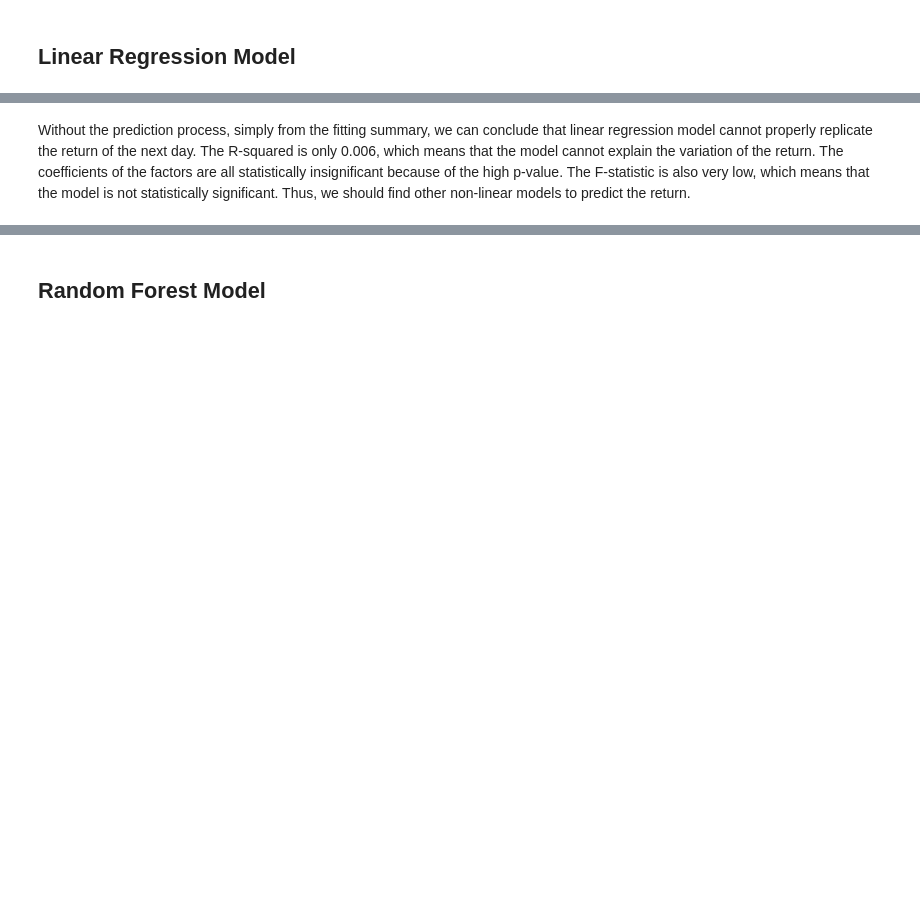
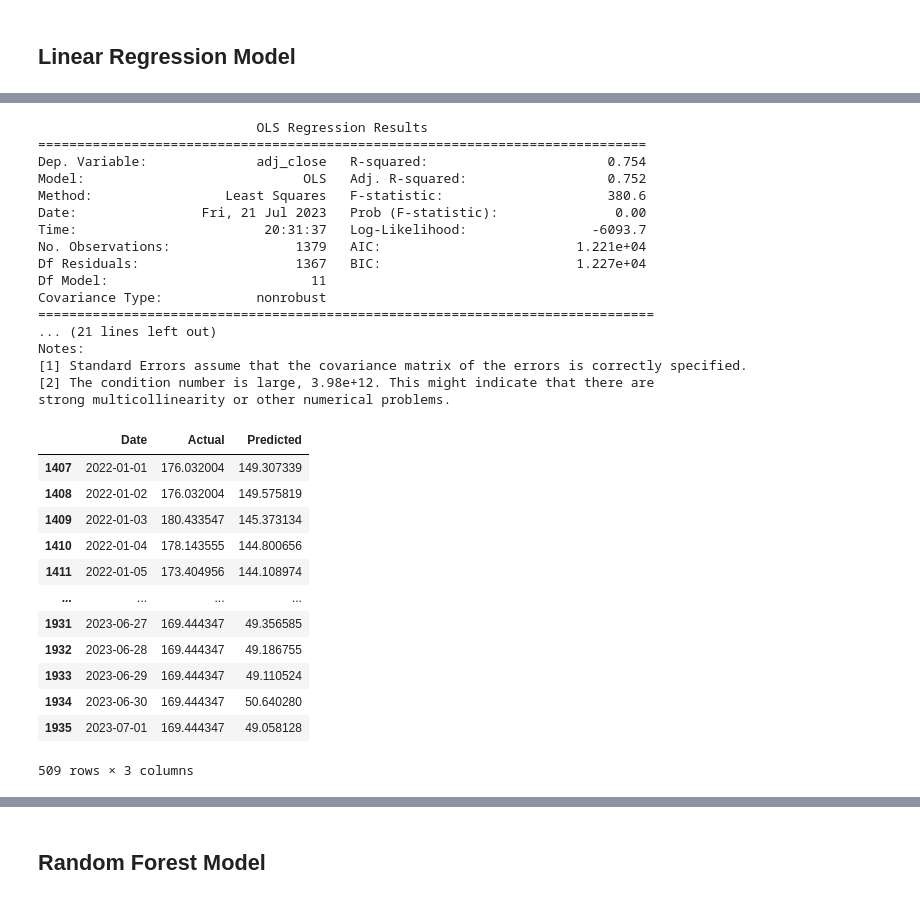
Before and after one commit to amberlee0516/ds4a-stock-price, a Jupyter notebook: EDA.ipynb, the cells around one changed output, grey strips where cells are left out. Cells and saved outputs as stored; diff of their text form; code cells hidden in the pictures; blank space fills up the shorter version.

```diff
--- a/EDA.ipynb
+++ b/EDA.ipynb
@@ -115,11 +113,2 @@ As all betas are calculated by the past 100 days exclude today's closing price,
 # %% [markdown]
 ## Linear Regression Model
-# %%
-X = df.loc[:,['adj_volume','Mkt-RF_beta','SMB_beta','HML_beta','RMW_beta','CMA_beta','compound','neg','neu','pos','volume']]
-y = df.loc[:,'adj_close']
-
-X = sm.add_constant(X)
-
-model = sm.OLS(y, X).fit()
-
-print(model.summary())
@@ -144,2 +115,58 @@ strong multicollinearity or other numerical problems.
-# %% [markdown]
-Without the prediction process, simply from the fitting summary, we can conclude that linear regression model cannot properly replicate the return of the next day. The R-squared is only 0.006, which means that the model cannot explain the variation of the return. The coefficients of the factors are all statistically insignificant because of the high p-value. The F-statistic is also very low, which means that the model is not statistically significant. Thus, we should find other non-linear models to predict the return.
+# %%
+RMSE = []
+MAE = []
+# %%
+def linear_regression(ticker, df):
+    X_train = df[(df.ticker == ticker) & (df.date <= '2021-12-31')].loc[:,['adj_volume','Mkt-RF_beta','SMB_beta','HML_beta','RMW_beta','CMA_beta','compound','neg','neu','pos','volume']]
+    y_train = df[(df.ticker == ticker) & (df.date <= '2021-12-31')].loc[:,'adj_close']
+    X_test = df[(df.ticker == ticker) & (df.date >= '2022-01-01')].loc[:,['adj_volume','Mkt-RF_beta','SMB_beta','HML_beta','RMW_beta','CMA_beta','compound','neg','neu','pos','volume']]
+    y_test = df[(df.ticker == ticker) & (df.date >= '2022-01-01')].loc[:,'adj_close']
+
+    X_train = sm.add_constant(X_train)
+    X_test = sm.add_constant(X_test)
+
+    # fit the OLS regression model
+    model = sm.OLS(y_train, X_train).fit()
+    # Make predictions on the test set
+    y_pred = model.predict(X_test)
+
+    df_OLS = pd.DataFrame({'Date' : df[(df.ticker == ticker) & (df.date >= '2022-01-01')].date, 'Actual': y_test, 'Predicted': y_pred})
+
+    RMSE.append(np.sqrt(mean_squared_error(y_test, y_pred)))
+    MAE.append(mean_absolute_error(y_test, y_pred))
+    print(model.summary())
+    return df_OLS
+# %%
+AAPL_OLS = linear_regression('AAPL', df)
+AAPL_OLS
+# %% [output]
+                            OLS Regression Results
+==============================================================================
+Dep. Variable:              adj_close   R-squared:                       0.754
+Model:                            OLS   Adj. R-squared:                  0.752
+Method:                 Least Squares   F-statistic:                     380.6
+Date:                Fri, 21 Jul 2023   Prob (F-statistic):               0.00
+Time:                        20:31:37   Log-Likelihood:                -6093.7
+No. Observations:                1379   AIC:                         1.221e+04
+Df Residuals:                    1367   BIC:                         1.227e+04
+Df Model:                          11
+Covariance Type:            nonrobust
+===============================================================================
+... (21 lines left out)
+Notes:
+[1] Standard Errors assume that the covariance matrix of the errors is correctly specified.
+[2] The condition number is large, 3.98e+12. This might indicate that there are
+strong multicollinearity or other numerical problems.
+|  | Date | Actual | Predicted |
+| 1407 | 2022-01-01 | 176.032004 | 149.307339 |
+| 1408 | 2022-01-02 | 176.032004 | 149.575819 |
+| 1409 | 2022-01-03 | 180.433547 | 145.373134 |
+| 1410 | 2022-01-04 | 178.143555 | 144.800656 |
+| 1411 | 2022-01-05 | 173.404956 | 144.108974 |
+| ... | ... | ... | ... |
+| 1931 | 2023-06-27 | 169.444347 | 49.356585 |
+| 1932 | 2023-06-28 | 169.444347 | 49.186755 |
+| 1933 | 2023-06-29 | 169.444347 | 49.110524 |
+| 1934 | 2023-06-30 | 169.444347 | 50.640280 |
+| 1935 | 2023-07-01 | 169.444347 | 49.058128 |
+509 rows × 3 columns
```
Also changed, not shown: parts of 27 cells of this notebook.
